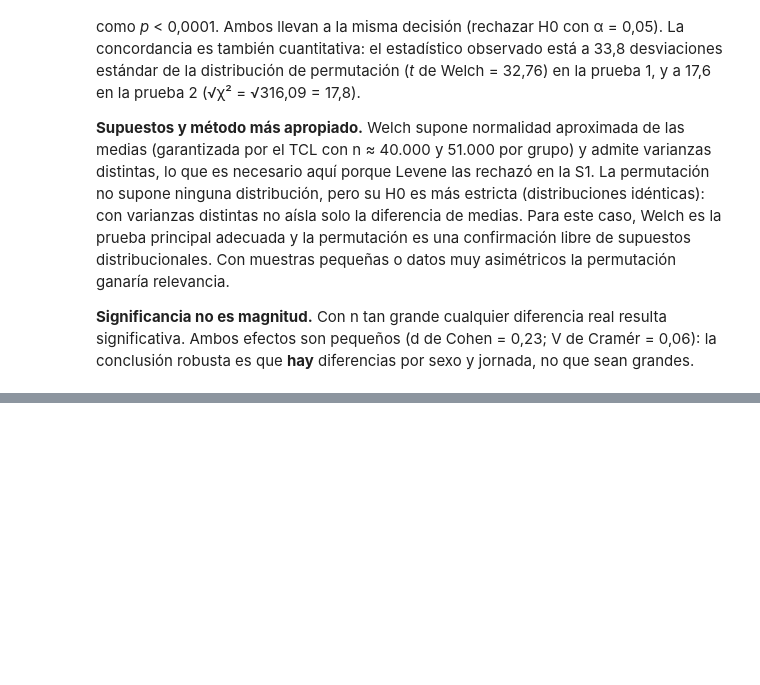
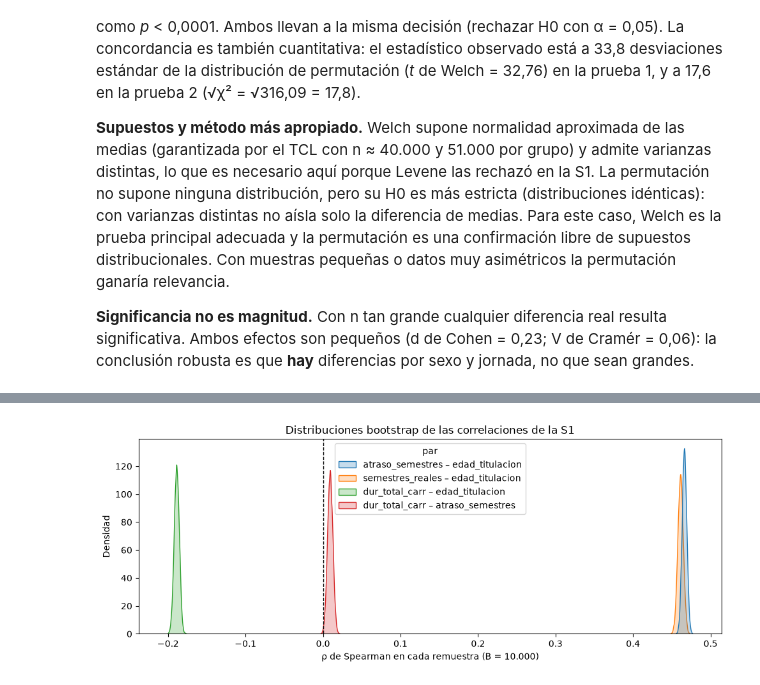
Before and after one commit to Feroroman/sumativa1-f2-mcdi501, a Jupyter notebook: S2/notebooks/Sumativa2_F3_Titulados.ipynb, the cells around one changed output, grey strips where cells are left out. Drawn from its saved outputs; the diff is of its cells as text; code cells hidden in the pictures; blank space fills up the shorter version.

Commit message:
S2: paso 5, estabilidad de correlaciones con bootstrap (seaborn)

```diff
--- a/S2/notebooks/Sumativa2_F3_Titulados.ipynb
+++ b/S2/notebooks/Sumativa2_F3_Titulados.ipynb
@@ -340,0 +400,17 @@ plt.show()
+# %%
+import seaborn as sns
+
+largo = pd.DataFrame({"par": np.repeat(list(boot_corr), B),
+                      "rho": np.concatenate(list(boot_corr.values()))})
+
+fig, ax = plt.subplots(figsize=(10, 4))
+sns.kdeplot(data=largo, x="rho", hue="par", fill=True, common_norm=False, ax=ax)
+ax.axvline(0, color="black", linestyle="--", linewidth=1)
+ax.set_xlabel("ρ de Spearman en cada remuestra (B = 10.000)")
+ax.set_ylabel("Densidad")
+ax.set_title("Distribuciones bootstrap de las correlaciones de la S1")
+fig.tight_layout()
+fig.savefig(RUTA_FIG / "fig_bootstrap_correlaciones.png", dpi=300)
+plt.show()
+# %% [output]
+[figure, added]
```
Also changed, not shown: parts of 3 cells of this notebook, 2 other files.
